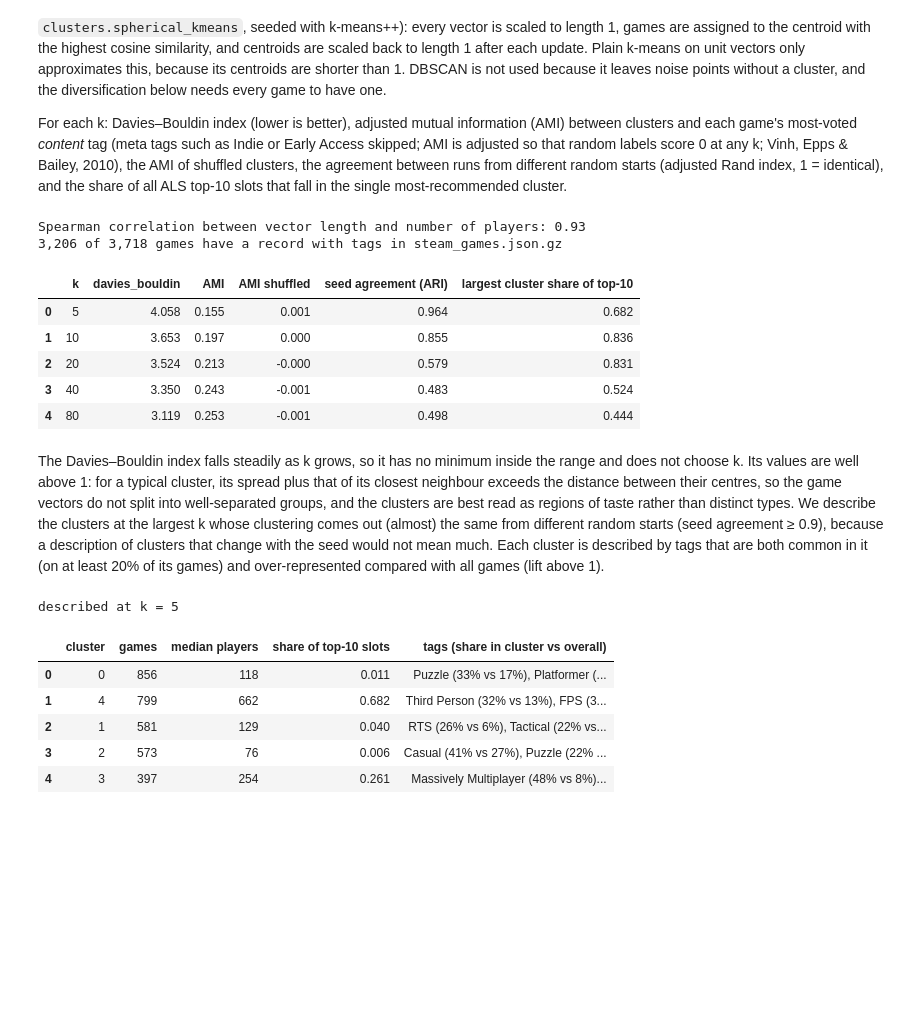
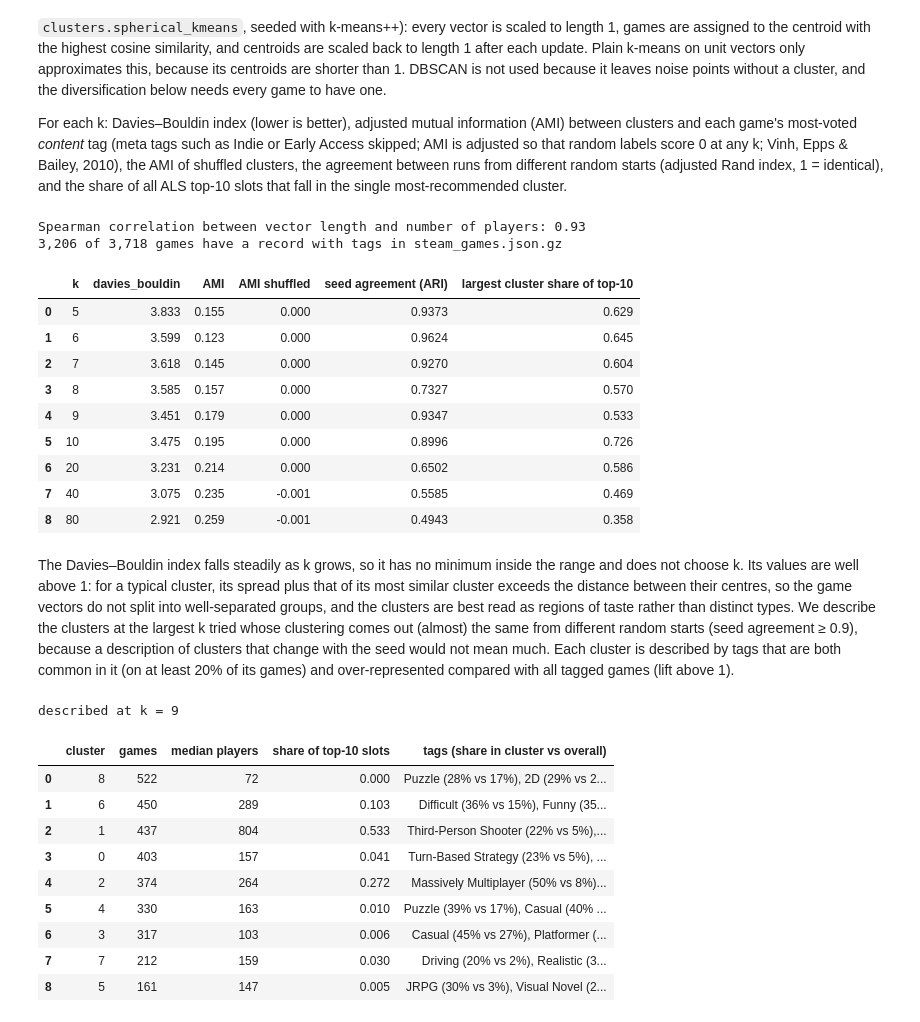
Before and after one commit to sribn/02807-computational-tools-for-data-science, a Jupyter notebook: recommender.ipynb, the cells around one changed output. Drawn from its saved outputs; the diff is of its cells as text; code cells hidden in the pictures; blank space fills up the shorter version.

```diff
--- a/recommender.ipynb
+++ b/recommender.ipynb
@@ -160,15 +160,17 @@ stage1 = ex.run_grid("tune_als", ex.als_stage1_configs(), als_eval)
 cap = ex.run_grid("tune_als", ex.als_cap_configs(stage1), als_eval)
 stage2 = ex.run_grid("tune_als", ex.als_stage2_configs(pd.concat([stage1, cap])), als_eval)
 als_grid = pd.concat([stage1, cap, stage2]).drop_duplicates(als_keys, ignore_index=True)
+als_simplicity = [("factors", True), ("alpha", True), ("reg", False)]
+als_picks = lambda grid: [ex.one_se_choice(grid[grid["weighting"] == w], als_simplicity) for w in ["none", "idf"]]
+
 before_extensions = len(als_grid)
-while extension := ex.reg_extensions(als_grid) + ex.alpha_extensions(als_grid):
+while extension := (ex.reg_extensions(als_grid, chosen=[pick for pick, _ in als_picks(als_grid)])
+                    + ex.alpha_extensions(als_grid)):
     als_grid = pd.concat([als_grid, ex.run_grid("tune_als", extension, als_eval)]).drop_duplicates(
         als_keys, ignore_index=True)
 print(f"edge extensions added {len(als_grid) - before_extensions} settings")
 
-als_simplicity = [("factors", True), ("reg", False)]
-als_choice, als_best = ex.one_se_choice(als_grid[als_grid["weighting"] == "none"], als_simplicity)
-idf_choice, idf_best = ex.one_se_choice(als_grid[als_grid["weighting"] == "idf"], als_simplicity)
+(als_choice, als_best), (idf_choice, idf_best) = als_picks(als_grid)
 variants = pd.DataFrame([als_choice, idf_choice]).assign(method=["ALS", "ALS + idf"], uses_idf=[False, True])
 best_als = ex.one_se_choice(variants, [("uses_idf", True)])[0]["method"]  # idf only if > 1 SE better
 chosen_als = {k: (als_choice if best_als == "ALS" else idf_choice)[k] for k in als_keys}
@@ -177,14 +179,17 @@ display(als_grid.sort_values("ndcg@10", ascending=False).head(10).round(4))
 display(pd.concat([
     ex.edge_check(als_grid, best, als_keys, ["factors", "alpha", "reg"], {"factors": [ex.ALS_MAX_FACTORS]},
                   free={"alpha": ["reg"]})
-      .assign(variant=name) for name, best in [("ALS", als_best), ("ALS + idf", idf_best)]
+      .assign(variant=name) for name, best in [("ALS, best", als_best), ("ALS, chosen", als_choice),
+                                               ("ALS + idf, best", idf_best), ("ALS + idf, chosen", idf_choice)]
 ], ignore_index=True))
 print("validation NDCG at 512 factors, per (weighting, α) and λ:")
 display(als_grid[als_grid["factors"] == ex.ALS_MAX_FACTORS].pivot_table(
     index=["weighting", "alpha"], columns="reg", values="ndcg@10").round(4))
-print(f"chosen NDCG: ALS {als_choice['ndcg@10']:.4f}, ALS + idf {idf_choice['ndcg@10']:.4f} "
+print(f"chosen NDCG: ALS {als_choice['ndcg@10']:.4f}, ALS + idf {idf_choice['ndcg@10']:.4f}; "
+      f"best NDCG: ALS {als_best['ndcg@10']:.4f}, ALS + idf {idf_best['ndcg@10']:.4f} "
       f"(SE {idf_choice['ndcg_se']:.4f}); headline ALS variant: {best_als}")
-print(f"{len(als_grid)} settings; largest last-sweep loss change {als_grid['last_sweep_loss_change'].max():.2e}")
+print(f"{len(als_grid)} settings; least converged fits:")
+display(als_grid.nlargest(3, "last_sweep_loss_change")[als_keys + ["ndcg@10", "last_sweep_loss_change"]])
 # %% [output]
 edge extensions added 16 settings
 |  | weighting | alpha | factors | reg | precision@10 | recall@10 | ndcg@10 | ndcg_se | coverage | ... |
@@ -376,0 +394,18 @@ best course method on validation: Rules (pairs)
+# %%
+best_settings = {"ALS": as_als(als_best), "ALS + idf": as_als(idf_best)}
+slug_best = "_".join(f"{v['weighting']}{v['alpha']:g}-{v['reg']:g}" for v in best_settings.values())
+best_ndcg = ex.cached_table(f"test_best_validation_per_user_{slug_best}", lambda: pd.DataFrame({
+    name: ex.list_metrics(evaluate.top_k(evaluate.als_scorer(ex.fit_als(train_full, **cfg, seed=0)), train_full),
+                          test, evaluate.popularity_counts(train_full),
+                          baselines.item_similarity(baselines.pair_counts(train_full)))[1]
+    for name, cfg in best_settings.items()}))
+display(pd.DataFrame([
+    {"settings": label, "ALS": f"α={a['alpha']:g}, λ={a['reg']:g}", "ALS + idf": f"α={b['alpha']:g}, λ={b['reg']:g}",
+     "NDCG ALS": plain.mean(), "NDCG ALS + idf": idf.mean(),
+     **{f"idf − none {k}": v for k, v in evaluate.paired_difference(idf, plain).items()}}
+    for label, a, b, plain, idf in [
+        ("chosen (one-SE)", settings["als"], settings["als_idf"], per_user["ALS"], per_user["ALS + idf"]),
+        ("best on validation", best_settings["ALS"], best_settings["ALS + idf"],
+         best_ndcg["ALS"].to_numpy(), best_ndcg["ALS + idf"].to_numpy()),
+    ]
+]).round(4))
@@ -451,36 +490,40 @@ For each k: Davies–Bouldin index (lower is better), adjusted mutual informatio
 # %%
 players_full = data.players_per_game(train_full)
 lengths = np.linalg.norm(final.item_factors, axis=1)
 print(f"Spearman correlation between vector length and number of players: {spearmanr(lengths, players_full).statistic:.2f}")
 
 game_tags = clusters.load_game_tags()
 tagged = np.array([g in game_tags for g in inter.item_ids])
 tag_lists = [game_tags[g] for g in inter.item_ids[tagged]]
 print(f"{tagged.sum():,} of {n_games:,} games have a record with tags in steam_games.json.gz")
 
 final_recs = evaluate.top_k(evaluate.als_scorer(final), train_full)
-sweep, labels_by_k = clusters.kmeans_sweep(final.item_factors, [5, 10, 20, 40, 80])
+sweep, labels_by_k = clusters.kmeans_sweep(final.item_factors, [5, 6, 7, 8, 9, 10, 20, 40, 80])
 extra = []
 for k in sweep["k"]:
     ami, shuffled = clusters.ami_with_top_tag(labels_by_k[k][tagged], tag_lists)
     extra.append({
         "AMI": ami, "AMI shuffled": shuffled,
         "seed agreement (ARI)": clusters.seed_agreement(final.item_factors, k, [0, 1, 2]),
         "largest cluster share of top-10": clusters.largest_cluster_share(final_recs, labels_by_k[k]),
     })
 sweep = pd.concat([sweep, pd.DataFrame(extra)], axis=1)
-display(sweep.round(3))
+display(sweep.round(3).assign(**{"seed agreement (ARI)": sweep["seed agreement (ARI)"].round(4)}))
 # %% [output]
 Spearman correlation between vector length and number of players: 0.93
 3,206 of 3,718 games have a record with tags in steam_games.json.gz
 |  | k | davies_bouldin | AMI | AMI shuffled | seed agreement (ARI) | largest cluster share of top-10 |
-| 0 | 5 | 4.058 | 0.155 | 0.001 | 0.964 | 0.682 |
-| 1 | 10 | 3.653 | 0.197 | 0.000 | 0.855 | 0.836 |
-| 2 | 20 | 3.524 | 0.213 | -0.000 | 0.579 | 0.831 |
-| 3 | 40 | 3.350 | 0.243 | -0.001 | 0.483 | 0.524 |
-| 4 | 80 | 3.119 | 0.253 | -0.001 | 0.498 | 0.444 |
+| 0 | 5 | 3.833 | 0.155 | 0.000 | 0.9373 | 0.629 |
+| 1 | 6 | 3.599 | 0.123 | 0.000 | 0.9624 | 0.645 |
+| 2 | 7 | 3.618 | 0.145 | 0.000 | 0.9270 | 0.604 |
+| 3 | 8 | 3.585 | 0.157 | 0.000 | 0.7327 | 0.570 |
+| 4 | 9 | 3.451 | 0.179 | 0.000 | 0.9347 | 0.533 |
+| 5 | 10 | 3.475 | 0.195 | 0.000 | 0.8996 | 0.726 |
+| 6 | 20 | 3.231 | 0.214 | 0.000 | 0.6502 | 0.586 |
+| 7 | 40 | 3.075 | 0.235 | -0.001 | 0.5585 | 0.469 |
+| 8 | 80 | 2.921 | 0.259 | -0.001 | 0.4943 | 0.358 |
 # %% [markdown]
-The Davies–Bouldin index falls steadily as k grows, so it has no minimum inside the range and does not choose k. Its values are well above 1: for a typical cluster, its spread plus that of its closest neighbour exceeds the distance between their centres, so the game vectors do not split into well-separated groups, and the clusters are best read as regions of taste rather than distinct types. We describe the clusters at the largest k whose clustering comes out (almost) the same from different random starts (seed agreement ≥ 0.9), because a description of clusters that change with the seed would not mean much. Each cluster is described by tags that are both common in it (on at least 20% of its games) and over-represented compared with all games (lift above 1).
+The Davies–Bouldin index falls steadily as k grows, so it has no minimum inside the range and does not choose k. Its values are well above 1: for a typical cluster, its spread plus that of its most similar cluster exceeds the distance between their centres, so the game vectors do not split into well-separated groups, and the clusters are best read as regions of taste rather than distinct types. We describe the clusters at the largest k tried whose clustering comes out (almost) the same from different random starts (seed agreement ≥ 0.9), because a description of clusters that change with the seed would not mean much. Each cluster is described by tags that are both common in it (on at least 20% of its games) and over-represented compared with all tagged games (lift above 1).
 # %%
 describe_k = int(sweep.loc[sweep["seed agreement (ARI)"] >= STABLE_ARI, "k"].max())
 print(f"described at k = {describe_k}")
@@ -493,13 +536,17 @@ profile.insert(3, "share of top-10 slots", [round(float((labels[final_recs] == c
 with pd.option_context("display.max_colwidth", None):
     display(profile)
 # %% [output]
-described at k = 5
+described at k = 9
 |  | cluster | games | median players | share of top-10 slots | tags (share in cluster vs overall) |
-| 0 | 0 | 856 | 118 | 0.011 | Puzzle (33% vs 17%), Platformer (... |
-| 1 | 4 | 799 | 662 | 0.682 | Third Person (32% vs 13%), FPS (3... |
-| 2 | 1 | 581 | 129 | 0.040 | RTS (26% vs 6%), Tactical (22% vs... |
-| 3 | 2 | 573 | 76 | 0.006 | Casual (41% vs 27%), Puzzle (22% ... |
-| 4 | 3 | 397 | 254 | 0.261 | Massively Multiplayer (48% vs 8%)... |
+| 0 | 8 | 522 | 72 | 0.000 | Puzzle (28% vs 17%), 2D (29% vs 2... |
+| 1 | 6 | 450 | 289 | 0.103 | Difficult (36% vs 15%), Funny (35... |
+| 2 | 1 | 437 | 804 | 0.533 | Third-Person Shooter (22% vs 5%),... |
+| 3 | 0 | 403 | 157 | 0.041 | Turn-Based Strategy (23% vs 5%), ... |
+| 4 | 2 | 374 | 264 | 0.272 | Massively Multiplayer (50% vs 8%)... |
+| 5 | 4 | 330 | 163 | 0.010 | Puzzle (39% vs 17%), Casual (40% ... |
+| 6 | 3 | 317 | 103 | 0.006 | Casual (45% vs 27%), Platformer (... |
+| 7 | 7 | 212 | 159 | 0.030 | Driving (20% vs 2%), Realistic (3... |
+| 8 | 5 | 161 | 147 | 0.005 | JRPG (30% vs 3%), Visual Novel (2... |
 # %% [markdown]
 ## 7. Diversifying the lists by cluster
 
```
Also changed, not shown: parts of 21 cells of this notebook, 5 other files.
